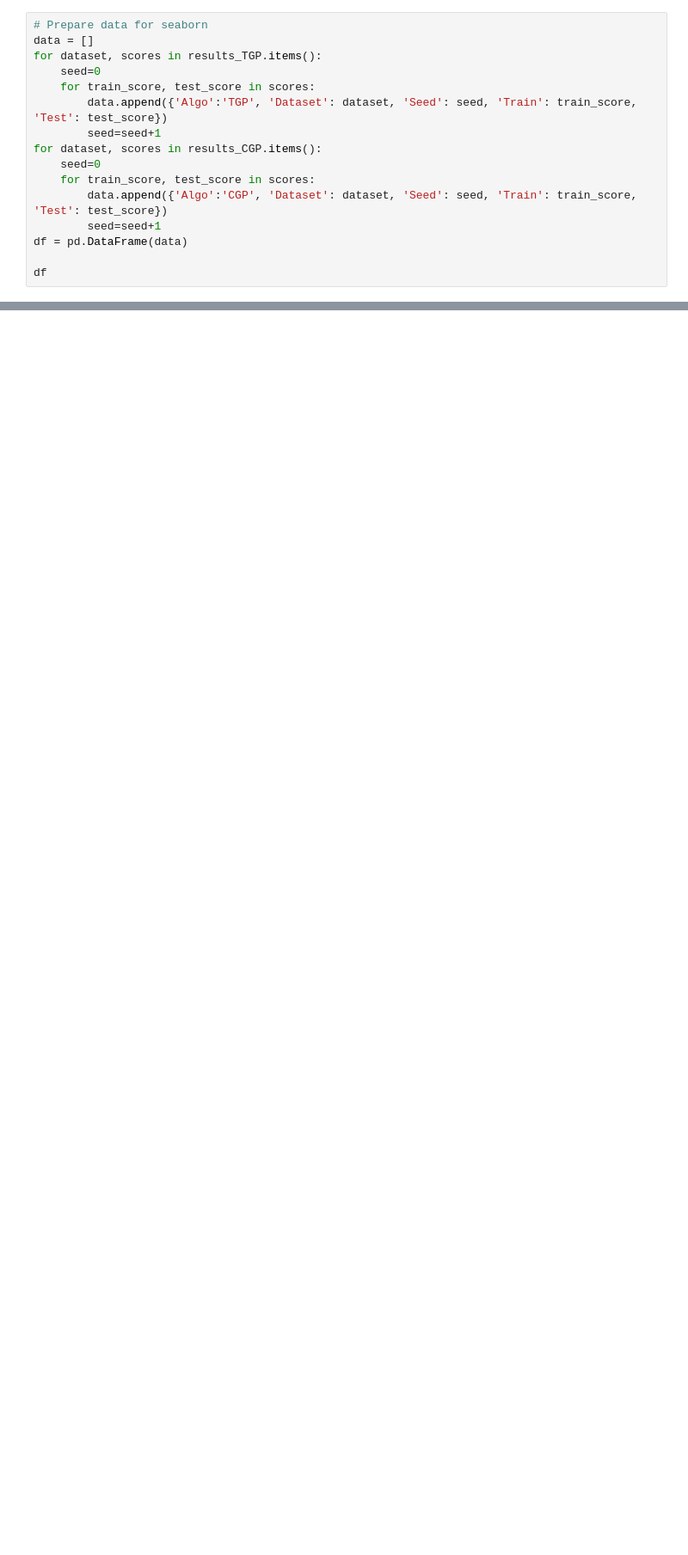
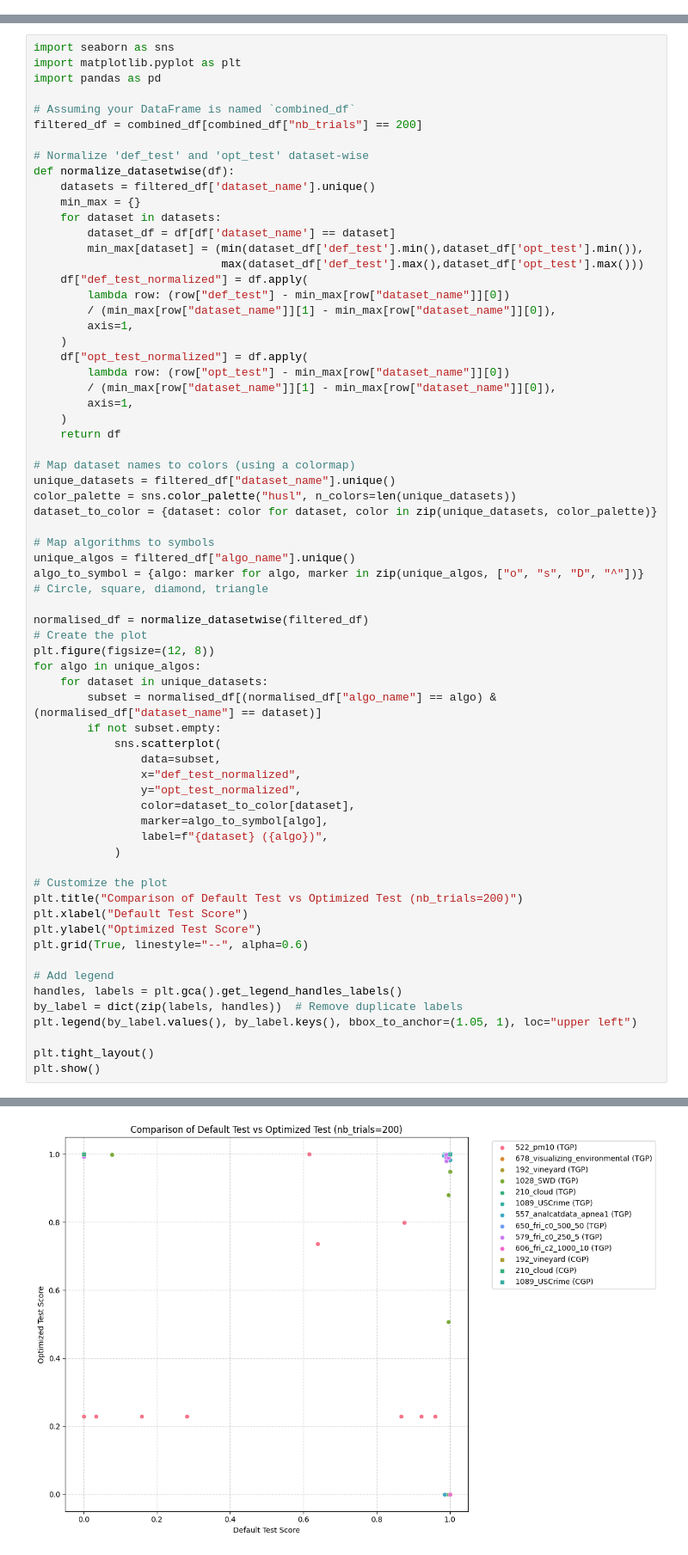
Before and after one commit to folivetti/TinyverseGP, a Jupyter notebook: experiments_scripts/check_results.ipynb, the cells around one changed output, grey strips where cells are left out. Shown at 86% size. Saved outputs shown, nothing was run; the diff lists cells and outputs as text; blank space fills up the shorter version.

Commit message:
some result analysis scripts

```diff
--- a/experiments_scripts/check_results.ipynb
+++ b/experiments_scripts/check_results.ipynb
@@ -72,16 +0,0 @@ print(results_CGP)
-# %%
-# Prepare data for seaborn
-data = []
-for dataset, scores in results_TGP.items():
-    seed=0
-    for train_score, test_score in scores:
-        data.append({'Algo':'TGP', 'Dataset': dataset, 'Seed': seed, 'Train': train_score, 'Test': test_score})
-        seed=seed+1
-for dataset, scores in results_CGP.items():
-    seed=0
-    for train_score, test_score in scores:
-        data.append({'Algo':'CGP', 'Dataset': dataset, 'Seed': seed, 'Train': train_score, 'Test': test_score})
-        seed=seed+1
-df = pd.DataFrame(data)
-
-df
@@ -168,0 +314,67 @@ plt.show()
+# %%
+import seaborn as sns
+import matplotlib.pyplot as plt
+import pandas as pd
+
+# Assuming your DataFrame is named `combined_df`
+filtered_df = combined_df[combined_df["nb_trials"] == 200]
+
+# Normalize 'def_test' and 'opt_test' dataset-wise
+def normalize_datasetwise(df):
+    datasets = filtered_df['dataset_name'].unique()
+    min_max = {}
+    for dataset in datasets:
+        dataset_df = df[df['dataset_name'] == dataset]
+        min_max[dataset] = (min(dataset_df['def_test'].min(),dataset_df['opt_test'].min()),
+                            max(dataset_df['def_test'].max(),dataset_df['opt_test'].max()))
+    df["def_test_normalized"] = df.apply(
+        lambda row: (row["def_test"] - min_max[row["dataset_name"]][0])
+        / (min_max[row["dataset_name"]][1] - min_max[row["dataset_name"]][0]),
+        axis=1,
+    )
+    df["opt_test_normalized"] = df.apply(
+        lambda row: (row["opt_test"] - min_max[row["dataset_name"]][0])
+        / (min_max[row["dataset_name"]][1] - min_max[row["dataset_name"]][0]),
+        axis=1,
+    )
+    return df
+
+# Map dataset names to colors (using a colormap)
+unique_datasets = filtered_df["dataset_name"].unique()
+color_palette = sns.color_palette("husl", n_colors=len(unique_datasets))
+dataset_to_color = {dataset: color for dataset, color in zip(unique_datasets, color_palette)}
+
+# Map algorithms to symbols
+unique_algos = filtered_df["algo_name"].unique()
+algo_to_symbol = {algo: marker for algo, marker in zip(unique_algos, ["o", "s", "D", "^"])}  # Circle, square, diamond, triangle
+
+normalised_df = normalize_datasetwise(filtered_df)
+# Create the plot
+plt.figure(figsize=(12, 8))
+for algo in unique_algos:
+    for dataset in unique_datasets:
+        subset = normalised_df[(normalised_df["algo_name"] == algo) & (normalised_df["dataset_name"] == dataset)]
+        if not subset.empty:
+            sns.scatterplot(
+                data=subset,
+                x="def_test_normalized",
+                y="opt_test_normalized",
+                color=dataset_to_color[dataset],
+                marker=algo_to_symbol[algo],
+                label=f"{dataset} ({algo})",
+            )
+
+# Customize the plot
+plt.title("Comparison of Default Test vs Optimized Test (nb_trials=200)")
+plt.xlabel("Default Test Score")
+plt.ylabel("Optimized Test Score")
+plt.grid(True, linestyle="--", alpha=0.6)
+
+# Add legend
+handles, labels = plt.gca().get_legend_handles_labels()
+by_label = dict(zip(labels, handles))  # Remove duplicate labels
+plt.legend(by_label.values(), by_label.keys(), bbox_to_anchor=(1.05, 1), loc="upper left")
+
+plt.tight_layout()
+plt.show()
+# %% [output]
@@ -168,0 +391 @@ plt.show()
+[figure, added]
```
Also changed, not shown: parts of 16 cells of this notebook.
